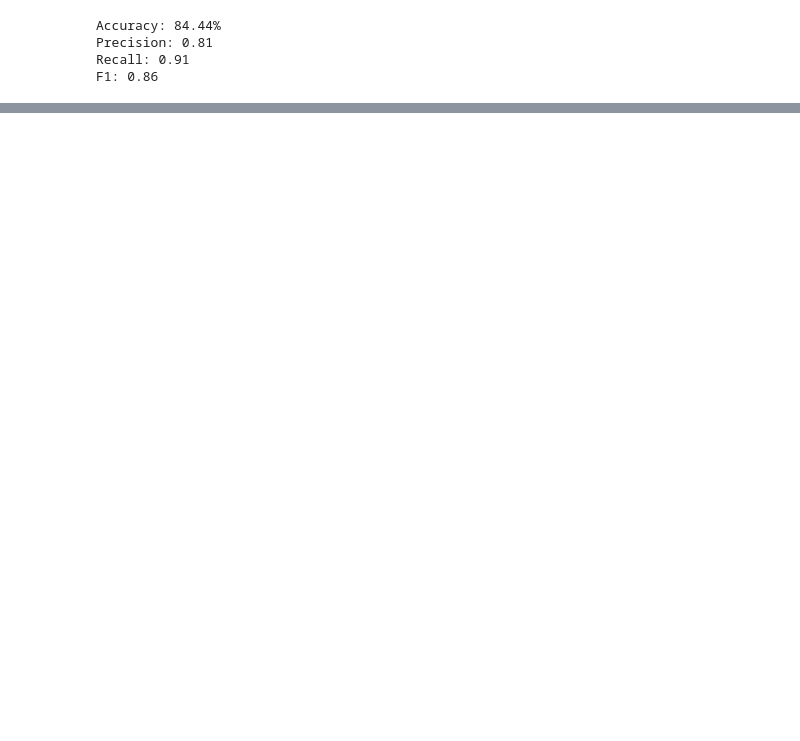
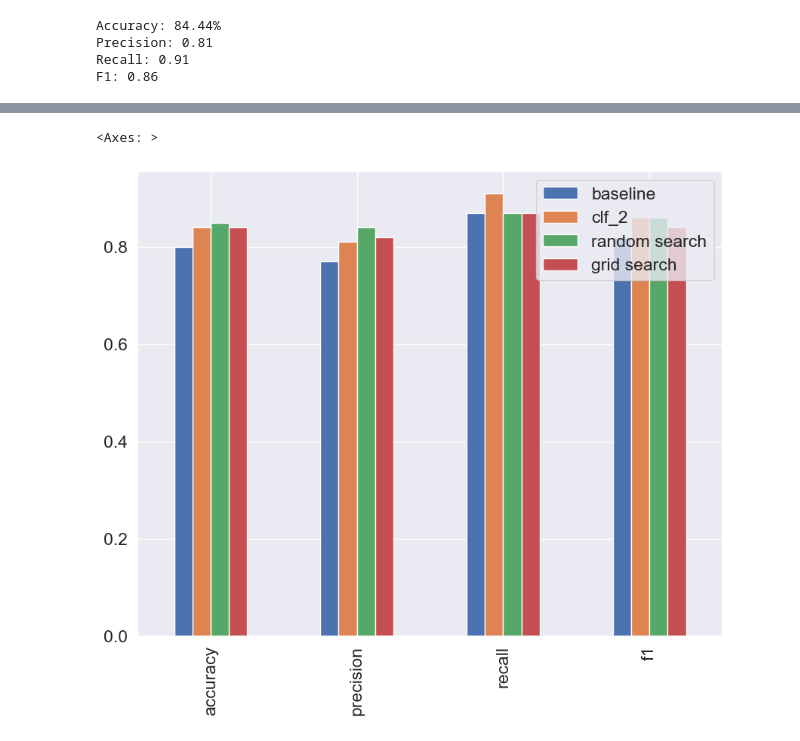
Before and after one commit to calebcharles343/AI_Machine-Leaning_-_Data-Science, a Jupyter notebook: sample_project/introduction-to-scikit-learn.ipynb, the cells around one changed output, grey strips where cells are left out. Cells and saved outputs as stored; diff of their text form; code cells hidden in the pictures; blank space fills up the shorter version.

Commit message:
sklearn update

```diff
--- a/sample_project/introduction-to-scikit-learn.ipynb
+++ b/sample_project/introduction-to-scikit-learn.ipynb
@@ -2119,7 +2119,7 @@ clf.fit(X_train, y_train)
 y_preds = clf.predict(X_valid)
 
 # Evaluate the classifier on validation set
-baseline_metric = evaluate_preds(y_valid, y_preds)
+baseline_metrics = evaluate_preds(y_valid, y_preds)
 
-baseline_metric
+baseline_metrics
 # %% [output]
@@ -2147,0 +2252,25 @@ F1: 0.86
+# %%
+from sklearn.model_selection import GridSearchCV
+
+np.random.seed(42)
+
+# Split into X &Y
+X = heart_disease_shuffled.drop('target', axis=1)
+y = heart_disease_shuffled['target']
+
+# Split into train and test sets
+X_train, X_test, y_train, y_test = train_test_split(X, y, test_size=0.2, random_state=42)
+
+# Instantiate RandomForestClassifier
+clf = RandomForestClassifier(n_jobs = 1) # n_jobs=1: Uses only one CPU core and n_jobs=-1: Utilizes all available CPU cores.
+
+# Setup GridSearchCV
+gs_clf = GridSearchCV(estimator=clf,
+                             param_grid=grid_2,
+                             cv=5,
+                             verbose=2, # verbose=2: Prints More detailed output to consule'
+                             error_score='raise'
+                            )
+
+# Fit the GridSearchCV version
+gs_clf.fit(X_train, y_train)
@@ -2147,0 +2310,6 @@ F1: 0.86
+# %%
+# Make predictions
+gs_ypreds = gs_clf.predict(X_test)
+
+# Evaluate the prediction
+gs_metrics = evaluate_preds(y_test, gs_ypreds)
@@ -2147,0 +2323,7 @@ F1: 0.86
+# %%
+compare_metrics = pd.DataFrame({
+    'baseline': baseline_metrics,
+    'clf_2': clf_2_metrics,
+    'random search': rs_metrics,
+    'grid search': gs_metrics
+})
@@ -2147,0 +2338,5 @@ F1: 0.86
+# %%
+compare_metrics.plot.bar(figsize= (10,8))
+# %% [output]
+<Axes: >
+[figure, added]
```
Also changed, not shown: parts of 35 cells of this notebook, 4 other files.
